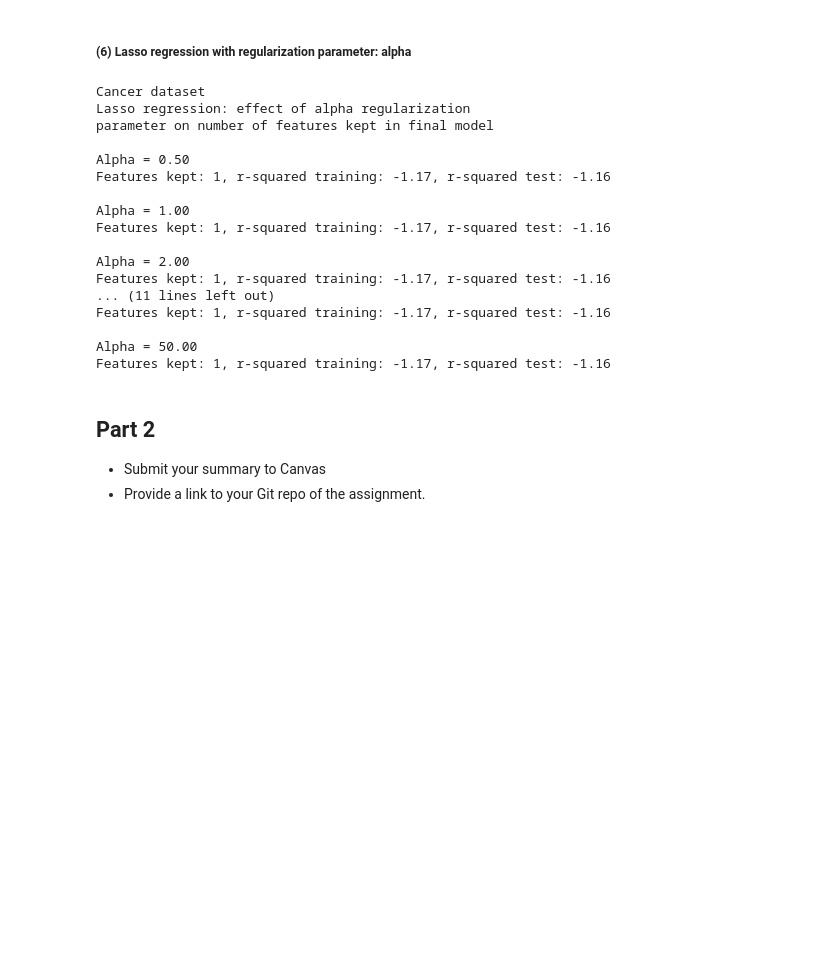
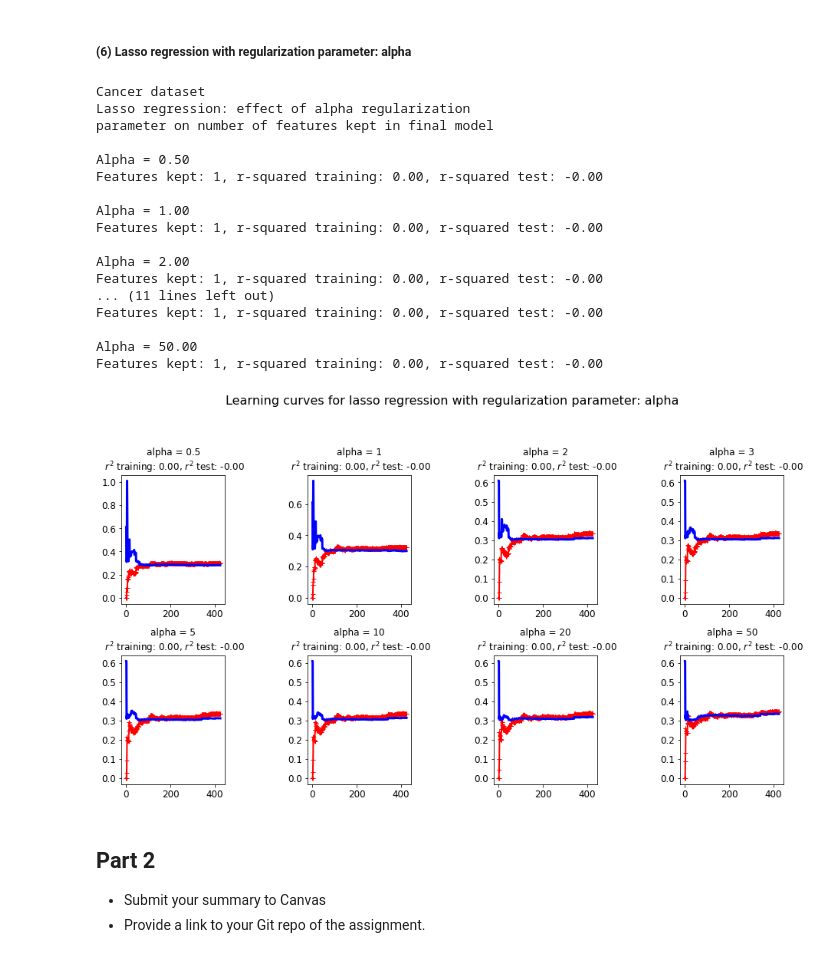
Before and after one commit to miamrodgers/4310-ML, a Jupyter notebook: ME6_regression/regression.ipynb, the cells around one changed output. Saved outputs shown, nothing was run; the diff lists cells and outputs as text; code cells hidden in the pictures; blank space fills up the shorter version.

```diff
--- a/ME6_regression/regression.ipynb
+++ b/ME6_regression/regression.ipynb
@@ -873,8 +924,8 @@ parameter on number of features kept in final model\n')
 
 for alpha in [0.5, 1, 2, 3, 5, 10, 20, 50]:
     linlasso_a = Lasso(alpha, max_iter=10000).fit(X_train_scaled, y_train)
-    r2_train = linlasso.score(X_train_scaled, y_train)
-    r2_test = linlasso.score(X_test_scaled, y_test)
+    r2_train = linlasso_a.score(X_train_scaled, y_train)
+    r2_test = linlasso_a.score(X_test_scaled, y_test)
     y_predict = linlasso_a.predict(X_cancer)
     print('Alpha = {:.2f}\nFeatures kept: {}, r-squared training: {:.2f}, \
 r-squared test: {:.2f}\n'
@@ -885,18 +936,56 @@ Lasso regression: effect of alpha regularization
 parameter on number of features kept in final model
 
 Alpha = 0.50
-Features kept: 1, r-squared training: -1.17, r-squared test: -1.16
+Features kept: 1, r-squared training: 0.00, r-squared test: -0.00
 
 Alpha = 1.00
-Features kept: 1, r-squared training: -1.17, r-squared test: -1.16
+Features kept: 1, r-squared training: 0.00, r-squared test: -0.00
 
 Alpha = 2.00
-Features kept: 1, r-squared training: -1.17, r-squared test: -1.16
+Features kept: 1, r-squared training: 0.00, r-squared test: -0.00
 ... (11 lines left out)
-Features kept: 1, r-squared training: -1.17, r-squared test: -1.16
+Features kept: 1, r-squared training: 0.00, r-squared test: -0.00
 
 Alpha = 50.00
-Features kept: 1, r-squared training: -1.17, r-squared test: -1.16
+Features kept: 1, r-squared training: 0.00, r-squared test: -0.00
+# %%
+fig, axs = plt.subplots(2, 4, figsize=(15, 8))
+
+i = 0
+for alpha in [0.5, 1, 2, 3, 5, 10, 20, 50]:
+    idx = (int(i / 4), i % 4)
+    linlasso_a = Lasso(alpha, max_iter=10000).fit(X_train_scaled, y_train)
+    r2_train = linlasso_a.score(X_train_scaled, y_train)
+    r2_test = linlasso_a.score(X_test_scaled, y_test)
+    y_predict = linlasso_a.predict(X_cancer)
+
+    train_errors, val_errors = [], []
+
+    for m in range(1, len(X_train)):
+        linlasso_a.fit(X_train[:m], y_train[:m])
+        y_train_predict = linlasso_a.predict(X_train[:m])
+        y_val_predict = linlasso_a.predict(X_test)
+        train_errors.append(mean_squared_error(y_train[:m], y_train_predict))
+        val_errors.append(mean_squared_error(y_test, y_val_predict))
+
+    axs[idx].plot(np.sqrt(train_errors), "r-+", linewidth=2, label="train")
+    axs[idx].plot(np.sqrt(val_errors), "b-", linewidth=3, label="val")
+    axs[idx].set_title('alpha = {}\n $r^2$ training: {:.2f}, $r^2$ test: {:.2f}'.format(
+        alpha, r2_train, r2_test))
+
+    i += 1
+fig.suptitle('Learning curves for lasso regression with regularization parameter: alpha', fontsize = 16)
+
+
+plt.subplots_adjust(left=0.1,
+                    bottom=0.1,
+                    right=0.9,
+                    top=0.8,
+                    wspace=0.8,
+                    hspace=0.4)
+plt.show()
+# %% [output]
+[figure, added]
 # %% [markdown]
 ## Part 2
 
```
Also changed, not shown: parts of 5 cells of this notebook, 1 other file.
